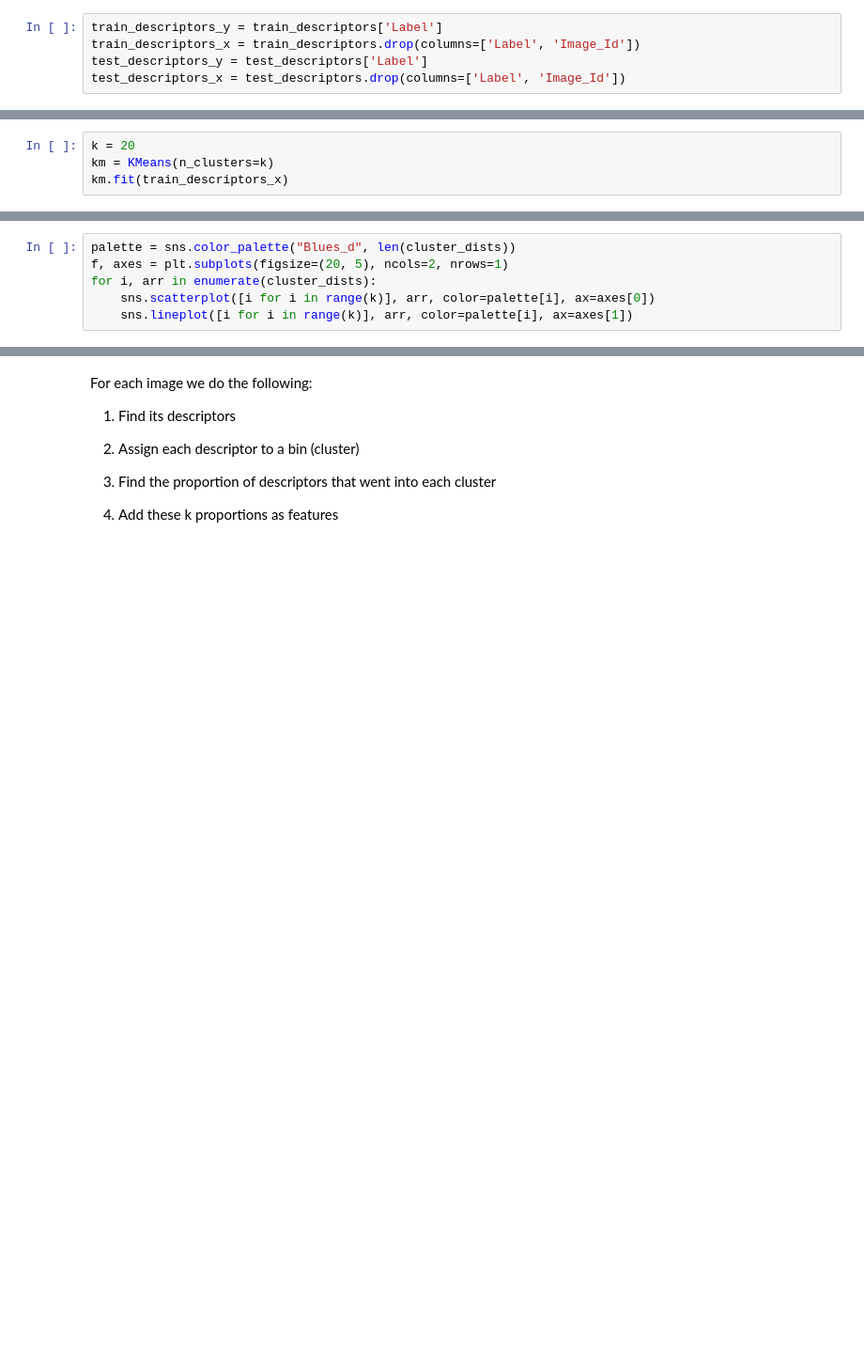
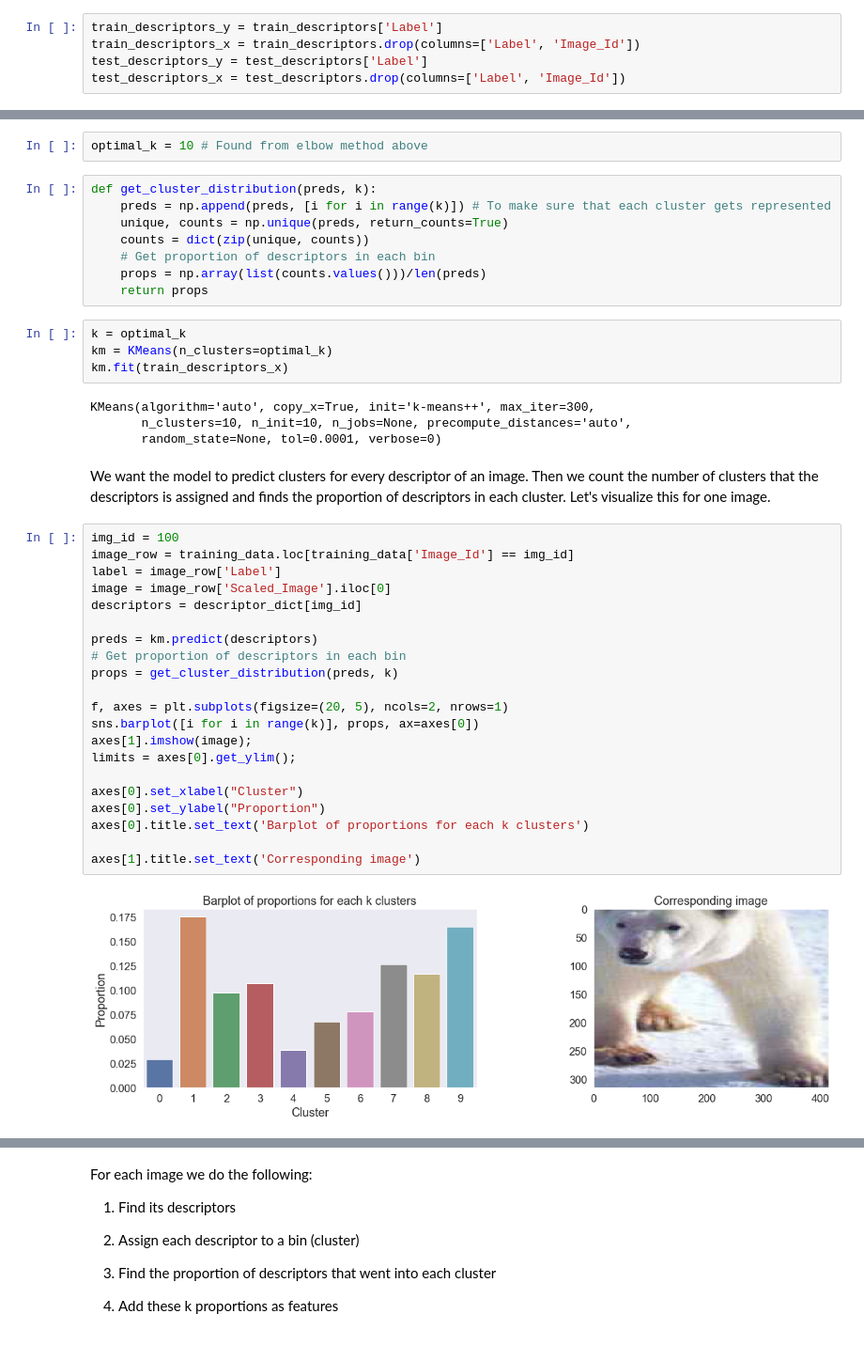
Before and after one commit to henrhoi/image-classification, a Jupyter notebook: GradProject_NB2.ipynb, the cells around one changed output, grey strips where cells are left out. Shown at 94% size. Cells and saved outputs as stored; diff of their text form; blank space fills up the shorter version.

```diff
--- a/GradProject_NB2.ipynb
+++ b/GradProject_NB2.ipynb
@@ -934,4 +736,0 @@ def get_cluster_distribution(preds, k):
-# %%
-k = 20
-km = KMeans(n_clusters=k)
-km.fit(train_descriptors_x)
@@ -991,6 +736,0 @@ for i, row in training_data.loc[training_data['Label']==2].iterrows():
-# %%
-palette = sns.color_palette("Blues_d", len(cluster_dists))
-f, axes = plt.subplots(figsize=(20, 5), ncols=2, nrows=1)
-for i, arr in enumerate(cluster_dists):
-    sns.scatterplot([i for i in range(k)], arr, color=palette[i], ax=axes[0])
-    sns.lineplot([i for i in range(k)], arr, color=palette[i], ax=axes[1])
@@ -998,0 +756,44 @@ for i, arr in enumerate(cluster_dists):
+# %%
+optimal_k = 10 # Found from elbow method above
+# %%
+def get_cluster_distribution(preds, k):
+    preds = np.append(preds, [i for i in range(k)]) # To make sure that each cluster gets represented
+    unique, counts = np.unique(preds, return_counts=True)
+    counts = dict(zip(unique, counts))
+    # Get proportion of descriptors in each bin
+    props = np.array(list(counts.values()))/len(preds)
+    return props
+# %%
+k = optimal_k
+km = KMeans(n_clusters=optimal_k)
+km.fit(train_descriptors_x)
+# %% [output]
+KMeans(algorithm='auto', copy_x=True, init='k-means++', max_iter=300,
+       n_clusters=10, n_init=10, n_jobs=None, precompute_distances='auto',
+       random_state=None, tol=0.0001, verbose=0)
+# %% [markdown]
+We want the model to predict clusters for every descriptor of an image. Then we count the number of clusters that the descriptors is assigned and finds the proportion of descriptors in each cluster.
+Let's visualize this for one image.
+# %%
+img_id = 100
+image_row = training_data.loc[training_data['Image_Id'] == img_id]
+label = image_row['Label']
+image = image_row['Scaled_Image'].iloc[0]
+descriptors = descriptor_dict[img_id]
+
+preds = km.predict(descriptors)
+# Get proportion of descriptors in each bin
+props = get_cluster_distribution(preds, k)
+
+f, axes = plt.subplots(figsize=(20, 5), ncols=2, nrows=1)
+sns.barplot([i for i in range(k)], props, ax=axes[0])
+axes[1].imshow(image);
+limits = axes[0].get_ylim();
+
+axes[0].set_xlabel("Cluster")
+axes[0].set_ylabel("Proportion")
+axes[0].title.set_text('Barplot of proportions for each k clusters')
+
+axes[1].title.set_text('Corresponding image')
+# %% [output]
+[figure, added]
```
Also changed, not shown: parts of 68 cells of this notebook, 1 other file.
